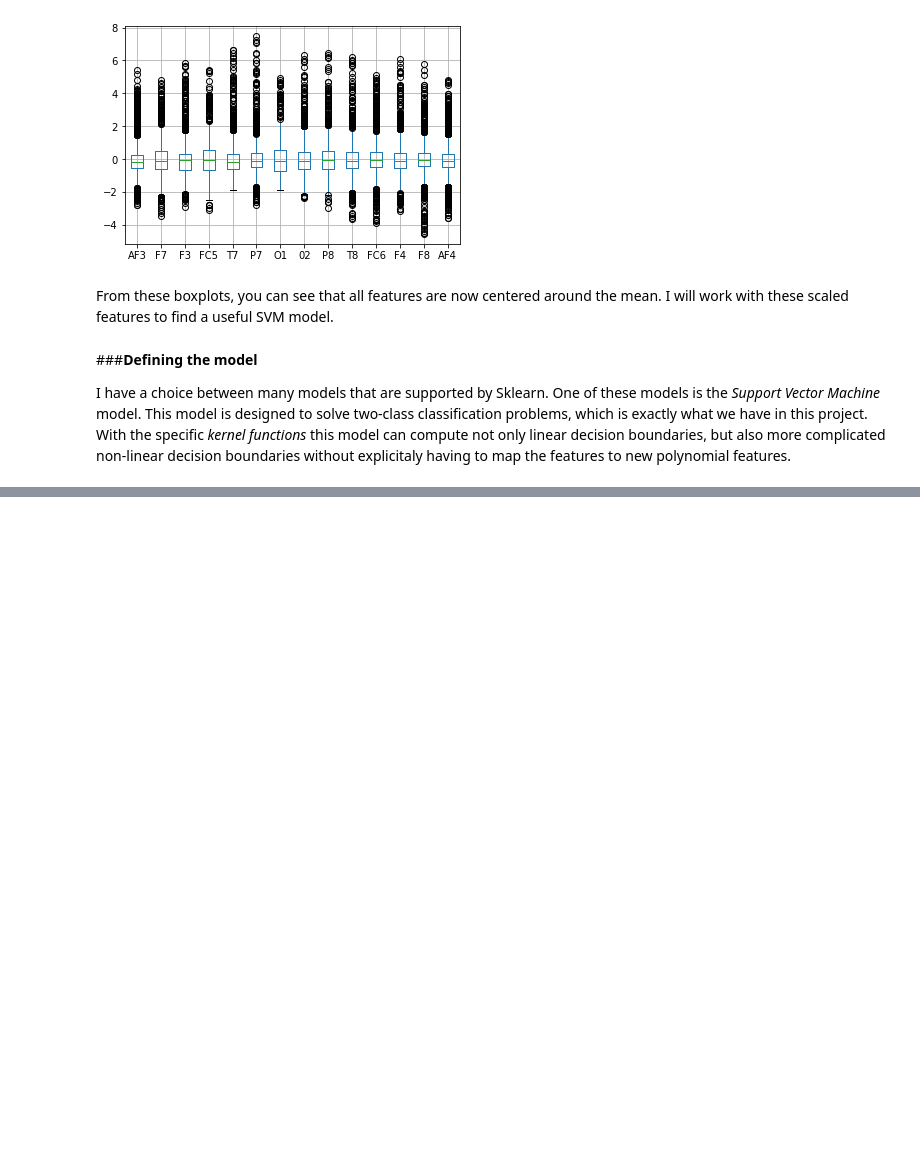
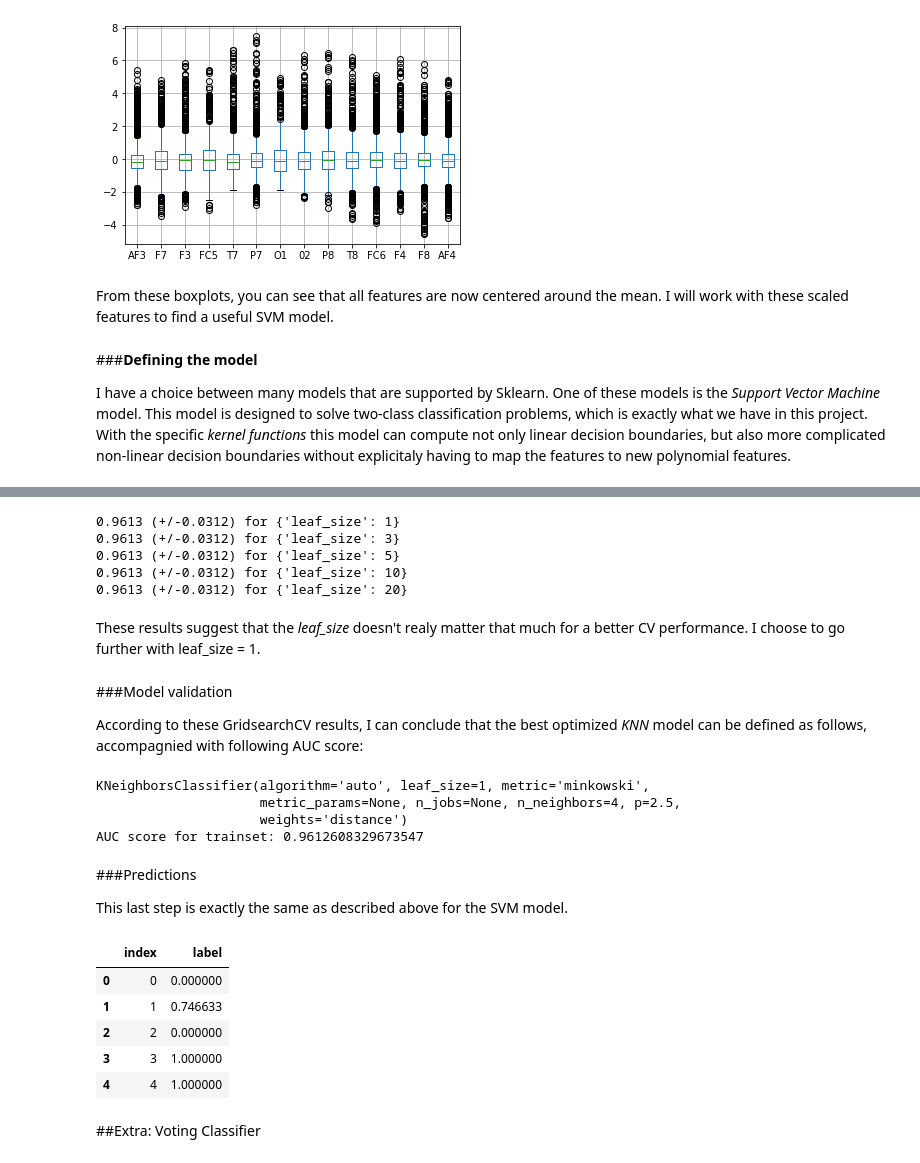
Before and after one commit to SarahGoddaer/Machine_Learning_course_UGent_D012554_kaggle, a Jupyter notebook: Kaggle_eye_blinking_prediciton_workinprogress.ipynb, the cells around one changed output, grey strips where cells are left out. Saved outputs shown, nothing was run; the diff lists cells and outputs as text; code cells hidden in the pictures; blank space fills up the shorter version.

```diff
--- a/Kaggle_eye_blinking_prediciton_workinprogress.ipynb
+++ b/Kaggle_eye_blinking_prediciton_workinprogress.ipynb
@@ -113,0 +359,14 @@ Now that I chose this model, I want to know how good the model performes on the
+# %%
+from sklearn.model_selection import GridSearchCV
+
+neighbors = [2,3,4,5,6,7]
+weigh = ['uniform', 'distance']
+ps = [1,1.5,2,2.5,3]
+leafs = [20,25,30,35,40]
+
+params = dict(n_neighbors=neighbors, weights=weigh,p=ps, leaf_size=leafs)
+grid_search = GridSearchCV(model, param_grid=params, scoring='roc_auc', cv=20)
+grid_search.fit(features, trainset.label)
+
+print(grid_search.best_params_)
+print(grid_search.best_score_)
@@ -113,0 +378,14 @@ Now that I chose this model, I want to know how good the model performes on the
+# %%
+from sklearn.model_selection import GridSearchCV
+
+model = KNeighborsClassifier(n_neighbors=4, p=2.5, weights='distance')
+
+leafs = [1,3,5,10,20]
+
+params = dict(leaf_size=leafs)
+grid_search = GridSearchCV(model, param_grid=params, scoring='roc_auc', cv=20)
+grid_search.fit(features, trainset.label)
+
+print(grid_search.best_params_)
+print(grid_search.best_score_)
+print(grid_search.best_estimator_)
@@ -113,0 +400,49 @@ Now that I chose this model, I want to know how good the model performes on the
+# %%
+means = grid_search.cv_results_['mean_test_score']
+stds = grid_search.cv_results_['std_test_score']
+
+for mean_score, std, params in zip(means, stds, grid_search.cv_results_['params']):
+    print("{:.4f} (+/-{:.4f}) for {}".format(mean_score, std * 2, params))
+# %% [output]
+0.9613 (+/-0.0312) for {'leaf_size': 1}
+0.9613 (+/-0.0312) for {'leaf_size': 3}
+0.9613 (+/-0.0312) for {'leaf_size': 5}
+0.9613 (+/-0.0312) for {'leaf_size': 10}
+0.9613 (+/-0.0312) for {'leaf_size': 20}
+# %% [markdown]
+These results suggest that the *leaf_size* doesn't realy matter that much for a better CV performance. I choose to go further with leaf_size = 1.
+# %% [markdown]
+###Model validation
+
+According to these GridsearchCV results, I can conclude that the best optimized *KNN* model can be defined as follows, accompagnied with following AUC score:
+# %%
+print(grid_search.best_estimator_)
+print('AUC score for trainset: ' + str(grid_search.best_score_))
+# %% [output]
+KNeighborsClassifier(algorithm='auto', leaf_size=1, metric='minkowski',
+                     metric_params=None, n_jobs=None, n_neighbors=4, p=2.5,
+                     weights='distance')
+AUC score for trainset: 0.9612608329673547
+# %% [markdown]
+###Predictions
+
+This last step is exactly the same as described above for the SVM model.
+# %%
+#Define model
+model = grid_search.best_estimator_
+
+#Fit model
+model.fit(features,trainset.label)
+
+#Make predictions
+predictions = model.predict_proba(test_features)[:,1]
+
+results_KNN = pd.DataFrame({'index': testset['index'], 'label': predictions})
+results_KNN.head()
+# %% [output]
+|  | index | label |
+| 0 | 0 | 0.000000 |
+| 1 | 1 | 0.746633 |
+| 2 | 2 | 0.000000 |
+| 3 | 3 | 1.000000 |
+| 4 | 4 | 1.000000 |
@@ -113,0 +452,2 @@ Now that I chose this model, I want to know how good the model performes on the
+# %% [markdown]
+##Extra: Voting Classifier
```
Also changed, not shown: parts of 42 cells of this notebook.
